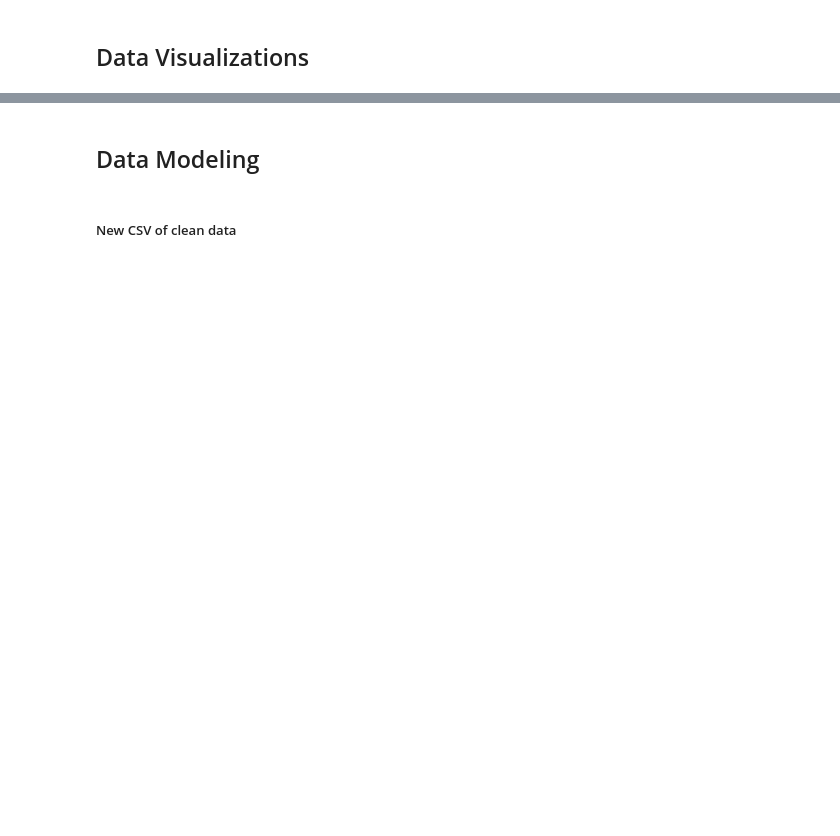
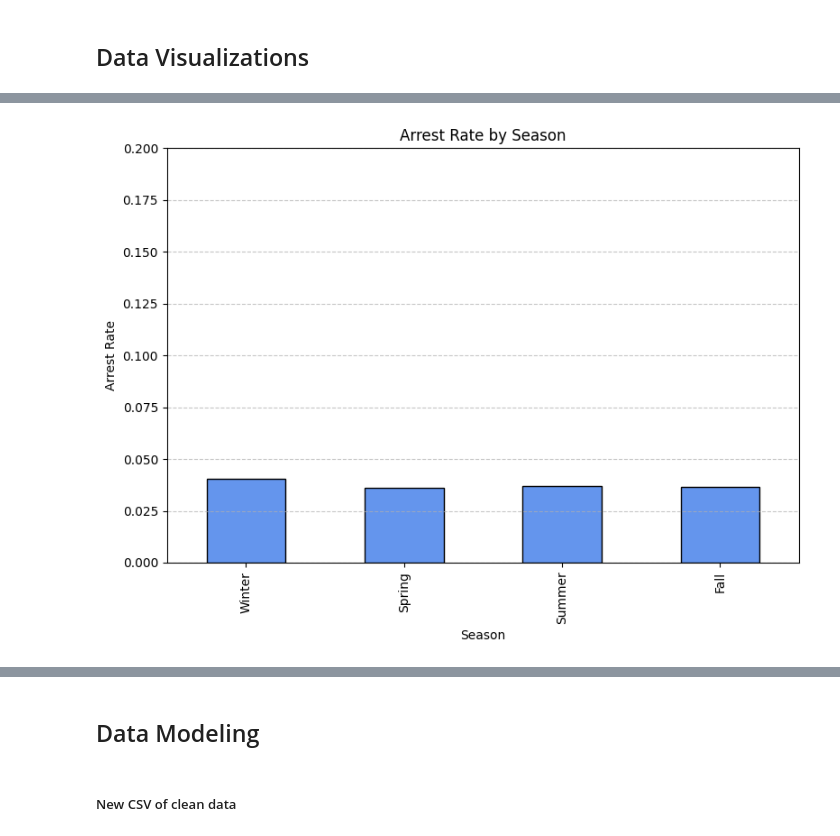
Before and after one commit to Samuelp0110/CS513_Final_Project, a Jupyter notebook: Final_Project.ipynb, the cells around one changed output, grey strips where cells are left out. Cells and saved outputs as stored; diff of their text form; code cells hidden in the pictures; blank space fills up the shorter version.

```diff
--- a/Final_Project.ipynb
+++ b/Final_Project.ipynb
@@ -327,0 +432,21 @@ plt.show()
+# %%
+season_arrest_stats = (
+    df_cleaned.groupby("stop_season")["arrest_made"]
+    .agg(["count", "sum"])
+    .rename(columns={"count": "total_stops", "sum": "arrests"})
+)
+season_arrest_stats["arrest_rate"] = season_arrest_stats["arrests"] / season_arrest_stats["total_stops"]
+
+plt.figure(figsize=(8, 6))
+season_arrest_stats.loc[["Winter", "Spring", "Summer", "Fall"]]["arrest_rate"].plot(
+    kind="bar", color="cornflowerblue", edgecolor="black"
+)
+plt.title("Arrest Rate by Season")
+plt.ylabel("Arrest Rate")
+plt.xlabel("Season")
+plt.ylim(0, .2)
+plt.grid(axis="y", linestyle="--", alpha=0.7)
+plt.tight_layout()
+plt.show()
+# %% [output]
+[figure, added]
```
Also changed, not shown: parts of 31 cells of this notebook, 3 other files.
